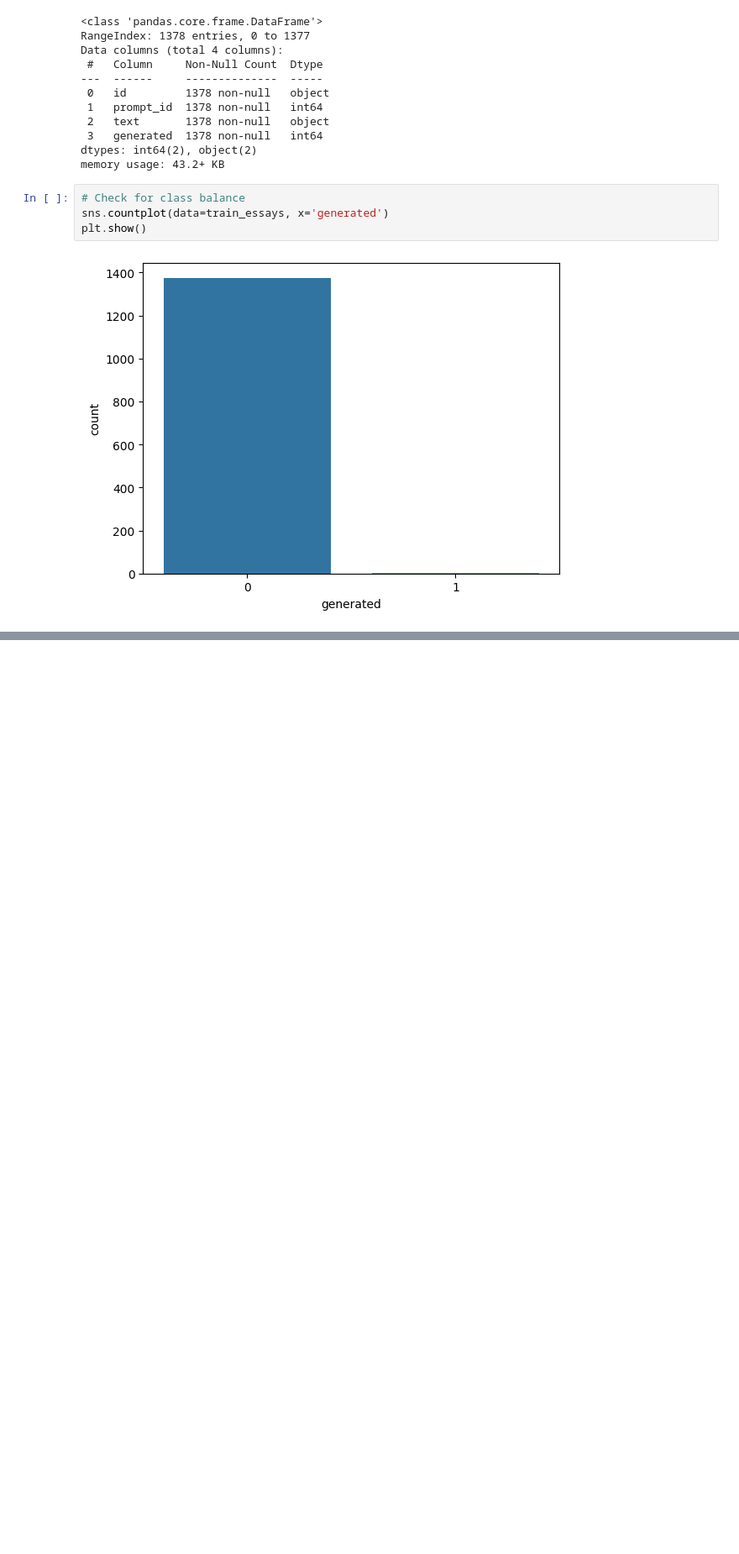
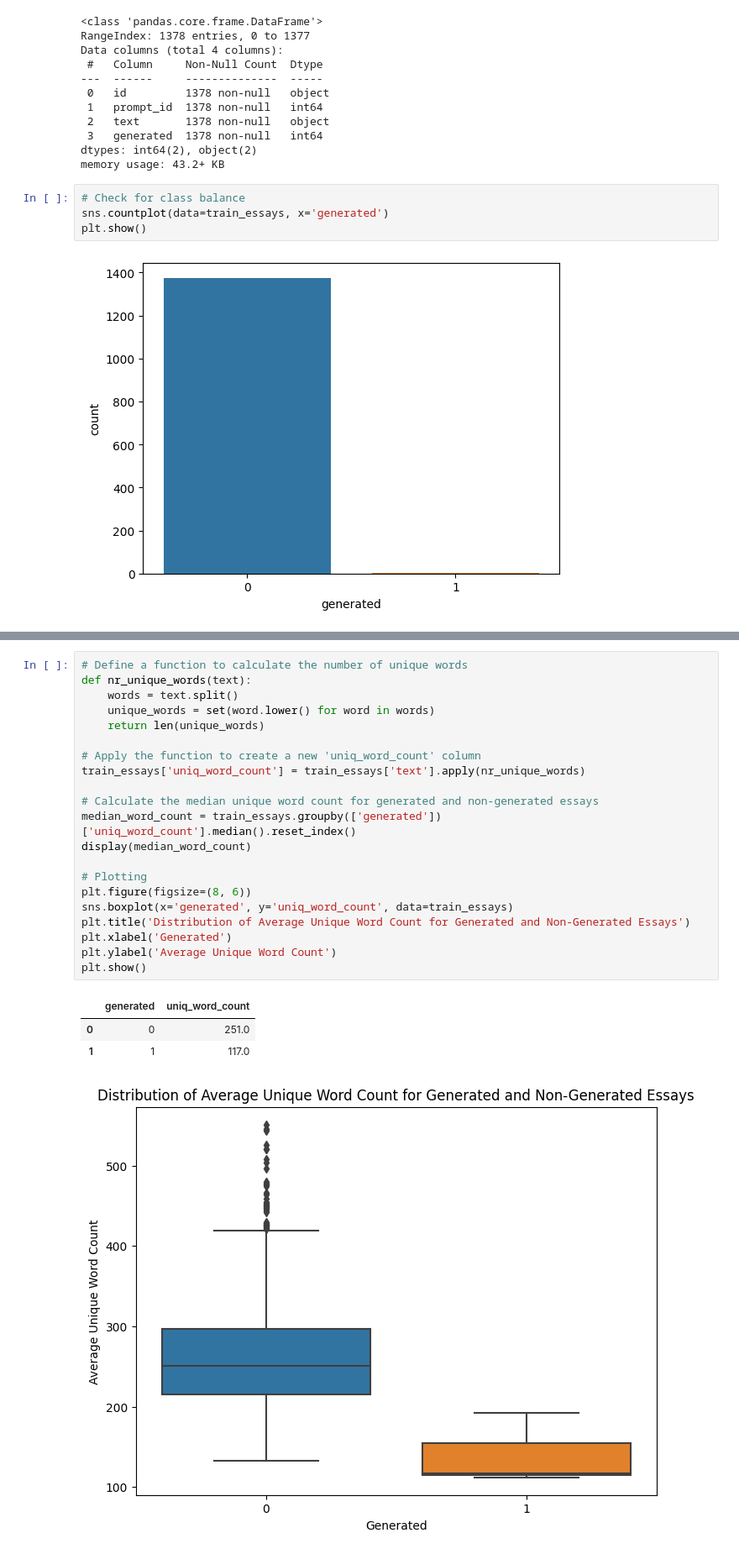
Before and after one commit to shpatrickguo/Mi2S, a Jupyter notebook: detect-ai-generated-text.ipynb, the cells around one changed output, grey strips where cells are left out. Shown at 84% size. Drawn from its saved outputs; the diff is of its cells as text; blank space fills up the shorter version.

```diff
--- a/detect-ai-generated-text.ipynb
+++ b/detect-ai-generated-text.ipynb
@@ -700,0 +290,26 @@ There is no statistically significant difference in cosine similarity scores.
+# %%
+# Define a function to calculate the number of unique words
+def nr_unique_words(text):
+    words = text.split()
+    unique_words = set(word.lower() for word in words)
+    return len(unique_words)
+
+# Apply the function to create a new 'uniq_word_count' column
+train_essays['uniq_word_count'] = train_essays['text'].apply(nr_unique_words)
+
+# Calculate the median unique word count for generated and non-generated essays
+median_word_count = train_essays.groupby(['generated'])['uniq_word_count'].median().reset_index()
+display(median_word_count)
+
+# Plotting
+plt.figure(figsize=(8, 6))
+sns.boxplot(x='generated', y='uniq_word_count', data=train_essays)
+plt.title('Distribution of Average Unique Word Count for Generated and Non-Generated Essays')
+plt.xlabel('Generated')
+plt.ylabel('Average Unique Word Count')
+plt.show()
+# %% [output]
+|  | generated | uniq_word_count |
+| 0 | 0 | 251.0 |
+| 1 | 1 | 117.0 |
+[figure, added]
```
Also changed, not shown: parts of 76 cells of this notebook.
